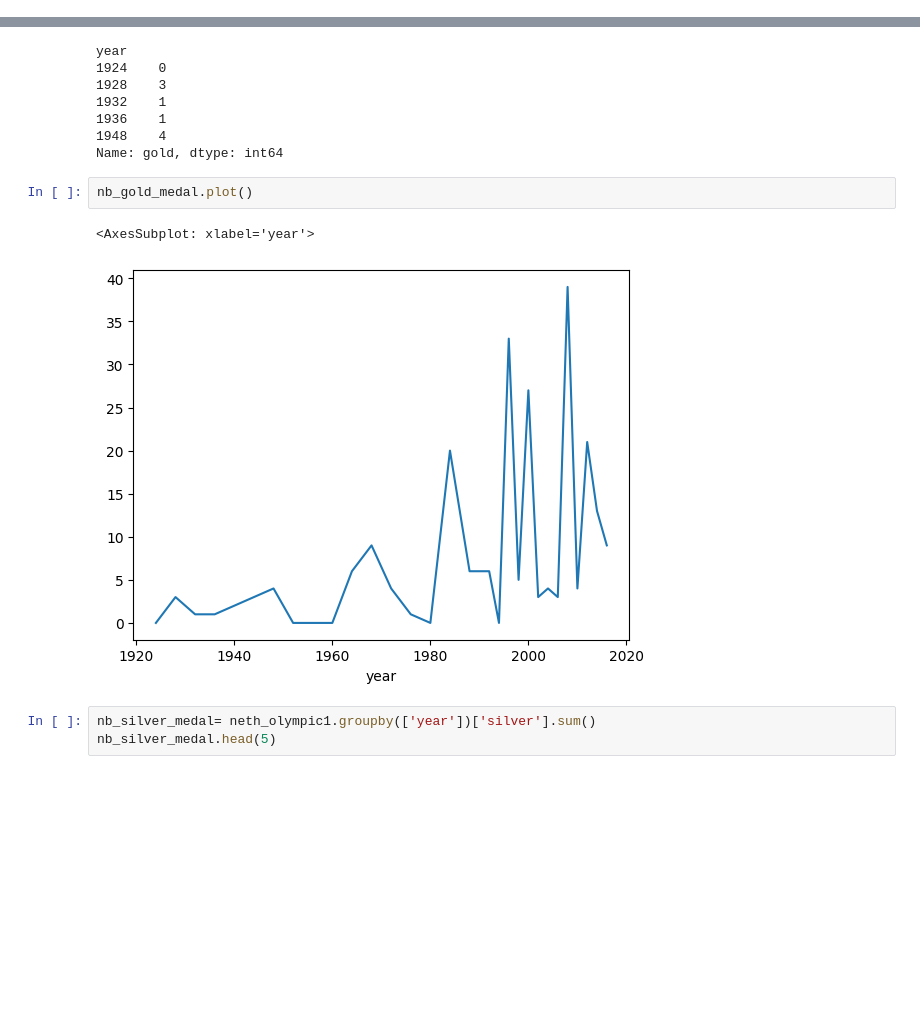
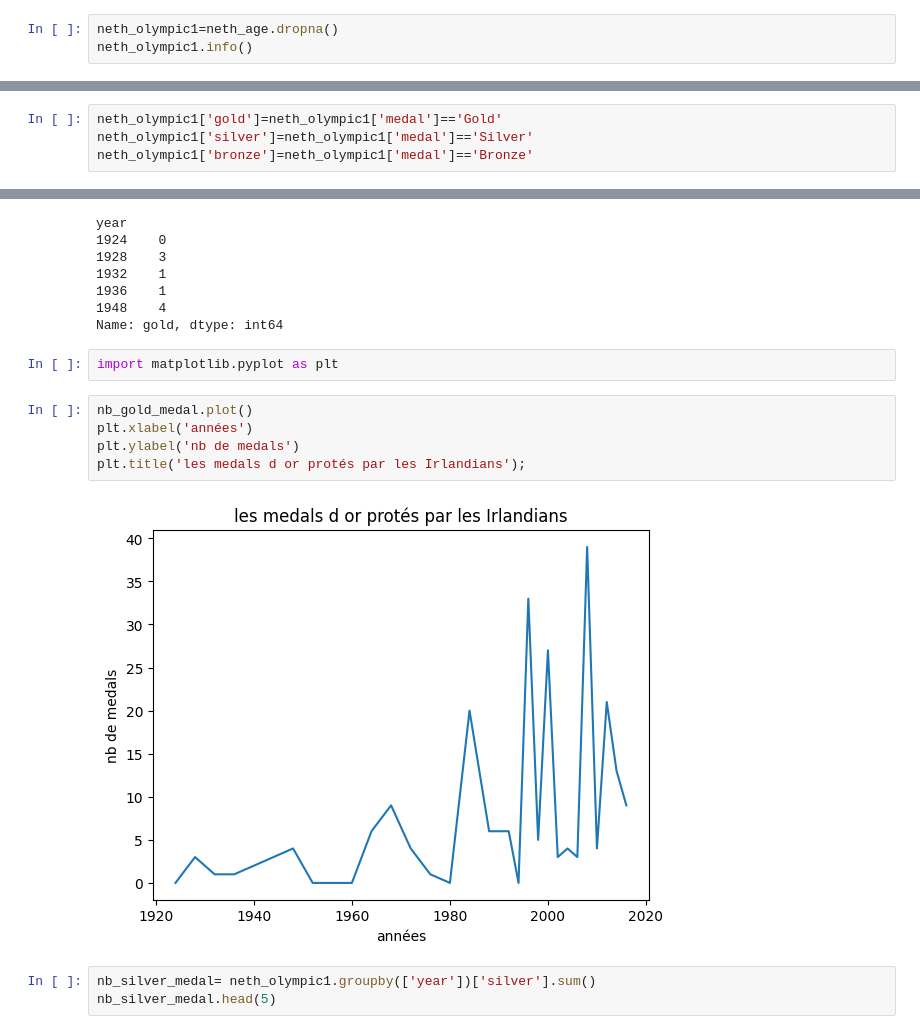
Before and after one commit to abdelghanids/data-analysis-new, a Jupyter notebook: index.ipynb, the cells around one changed output, grey strips where cells are left out. Drawn from its saved outputs; the diff is of its cells as text; blank space fills up the shorter version.

```diff
--- a/index.ipynb
+++ b/index.ipynb
@@ -212,0 +218,3 @@ memory usage: 804.1+ KB
+# %%
+neth_olympic1=neth_age.dropna()
+neth_olympic1.info()
@@ -213,2 +239,6 @@ memory usage: 804.1+ KB
 # %% [markdown]
 Maintenant on va créer une nouvelle colonne boolenne qui transforme la resultat de medal si l'équipe avoir une medal on avoir true pour facilité le calcul de la somme de medal
+# %%
+neth_olympic1['gold']=neth_olympic1['medal']=='Gold'
+neth_olympic1['silver']=neth_olympic1['medal']=='Silver'
+neth_olympic1['bronze']=neth_olympic1['medal']=='Bronze'
@@ -232,11 +283,15 @@ year
 1936    1
 1948    4
 Name: gold, dtype: int64
+# %%
+import matplotlib.pyplot as plt
 # %%
 nb_gold_medal.plot()
+plt.xlabel('années')
+plt.ylabel('nb de medals')
+plt.title('les medals d or protés par les Irlandians');
 # %% [output]
-<AxesSubplot: xlabel='year'>
-[figure, old version]
+[figure, new version]
 # %%
 nb_silver_medal= neth_olympic1.groupby(['year'])['silver'].sum()
 nb_silver_medal.head(5)
```
Also changed, not shown: parts of 17 cells of this notebook, 4 other files.
